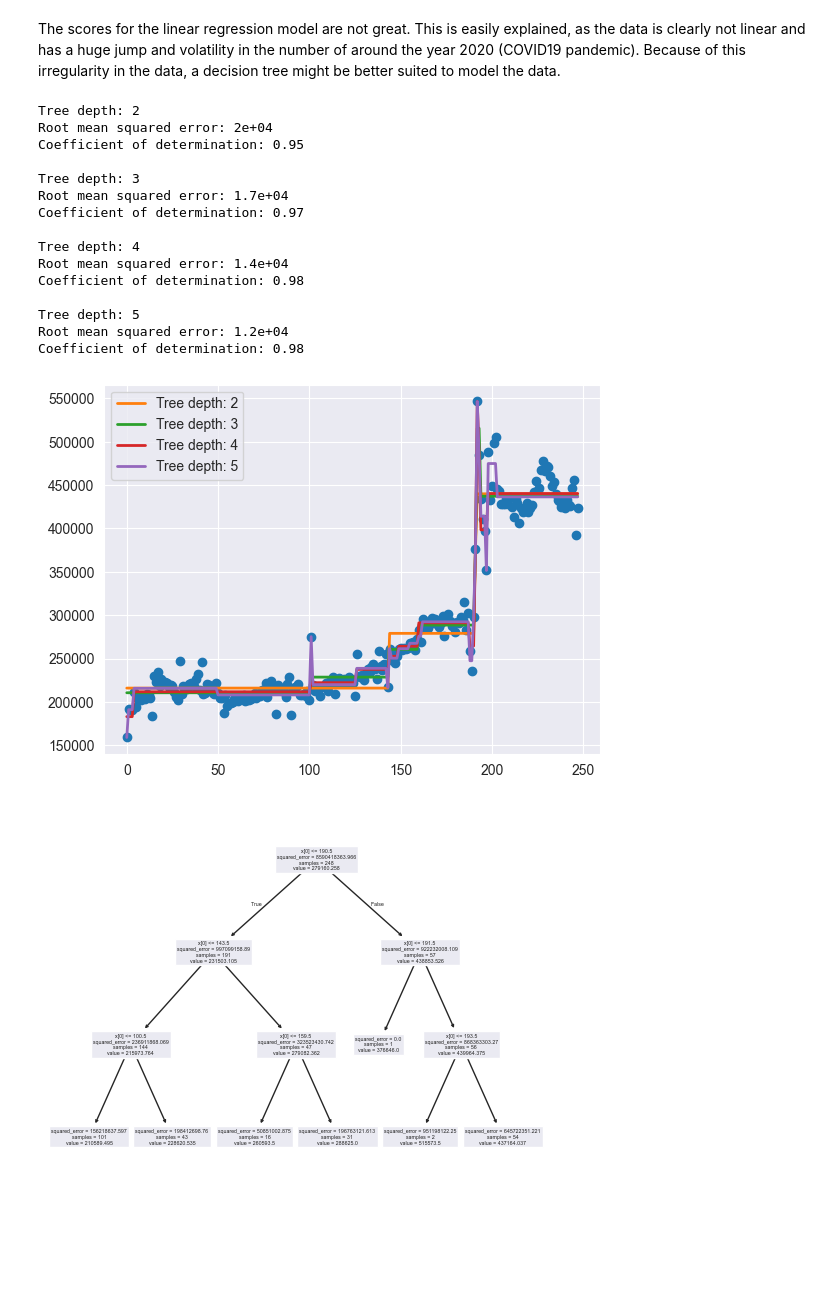
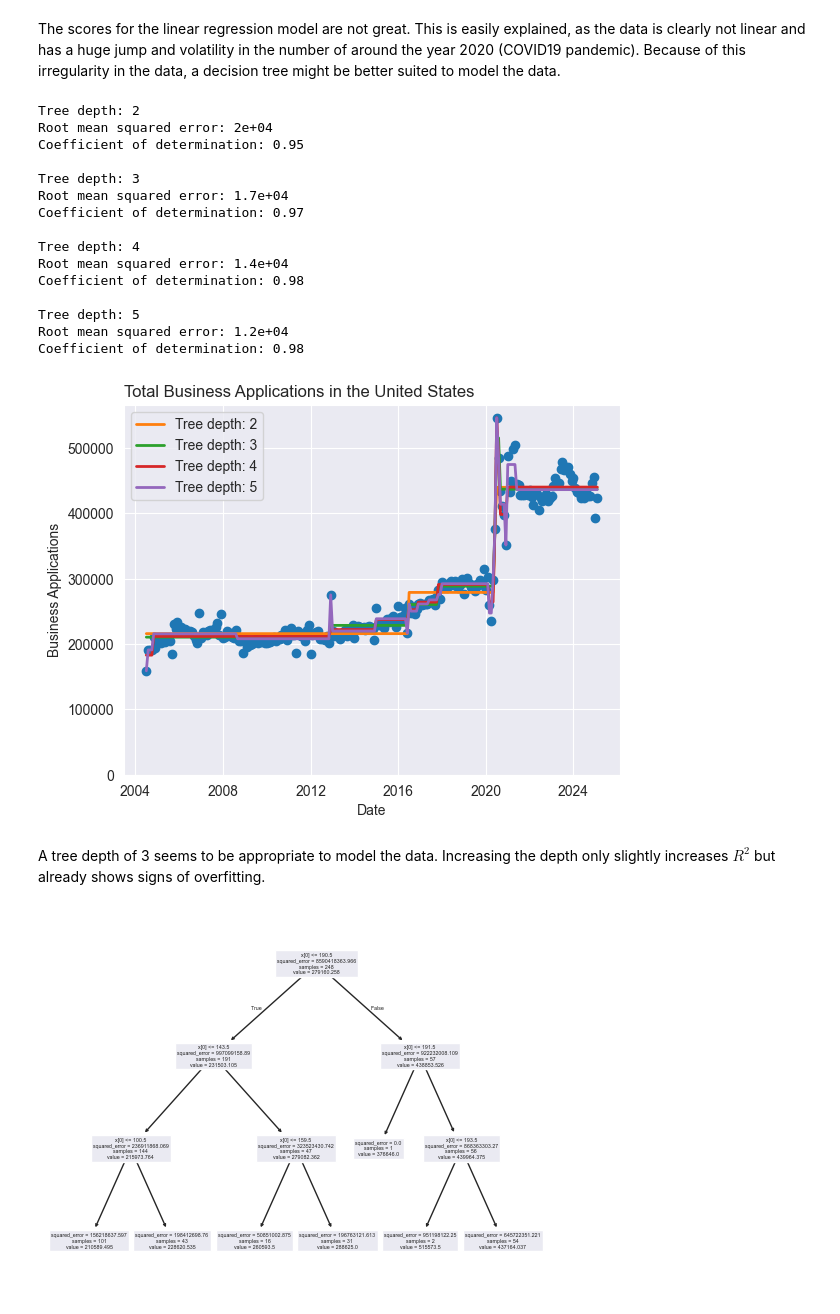
Before and after one commit to felix-r/udacity_intro_data_sci_project, a Jupyter notebook: analysis.ipynb, the cells around one changed output. Cells and saved outputs as stored; diff of their text form; code cells hidden in the pictures; blank space fills up the shorter version.

```diff
--- a/analysis.ipynb
+++ b/analysis.ipynb
@@ -228,35 +286,44 @@ clf_2 = DecisionTreeRegressor(max_depth=3, random_state=42)
 clf_3 = DecisionTreeRegressor(max_depth=4, random_state=42)
 clf_4 = DecisionTreeRegressor(max_depth=5, random_state=42)
 
-plt.scatter(X, y)
+plt.scatter(df_us_total_adj['date'], y)
 clfs = [clf_1, clf_2, clf_3, clf_4]
 for ii, clf in enumerate(clfs):
     clf.fit(X, y)
     y_tree = clf.predict(X)
     depth = clf.get_depth()
     print(f"Tree depth: {depth}")
     print("Root mean squared error: {:.2}".format(root_mean_squared_error(y, y_tree)))
     print("Coefficient of determination: {:.2}\n".format(r2_score(y, y_tree)))
 
-    plt.plot(X, y_tree, color=f"C{ii+1}", lw=2,
+    plt.plot(df_us_total_adj['date'], y_tree,
+             color=f"C{ii+1}",
+             lw=2,
              label=f"Tree depth: {depth}")
+
+plt.ylim(0)
+plt.xlabel("Date")
+plt.ylabel("Business Applications")
+plt.title("Total Business Applications in the United States", loc='left')
 plt.legend()
 plt.show()
 # %% [output]
 Tree depth: 2
 Root mean squared error: 2e+04
 Coefficient of determination: 0.95
 
 Tree depth: 3
 Root mean squared error: 1.7e+04
 Coefficient of determination: 0.97
 
 Tree depth: 4
 Root mean squared error: 1.4e+04
 Coefficient of determination: 0.98
 
 Tree depth: 5
 Root mean squared error: 1.2e+04
 Coefficient of determination: 0.98
-[figure, old version]
+[figure, new version]
+# %% [markdown]
+A tree depth of 3 seems to be appropriate to model the data. Increasing the depth only slightly increases $R^2$ but already shows signs of overfitting.
 # %%
```
Also changed, not shown: parts of 26 cells of this notebook.
